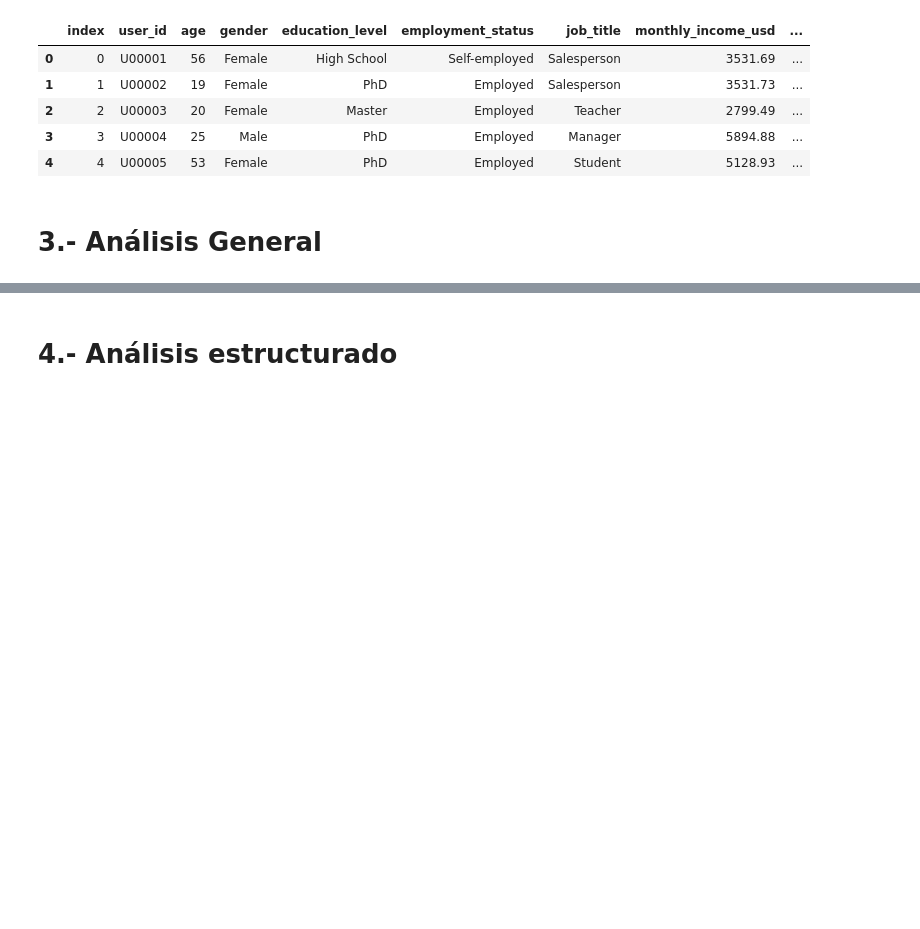
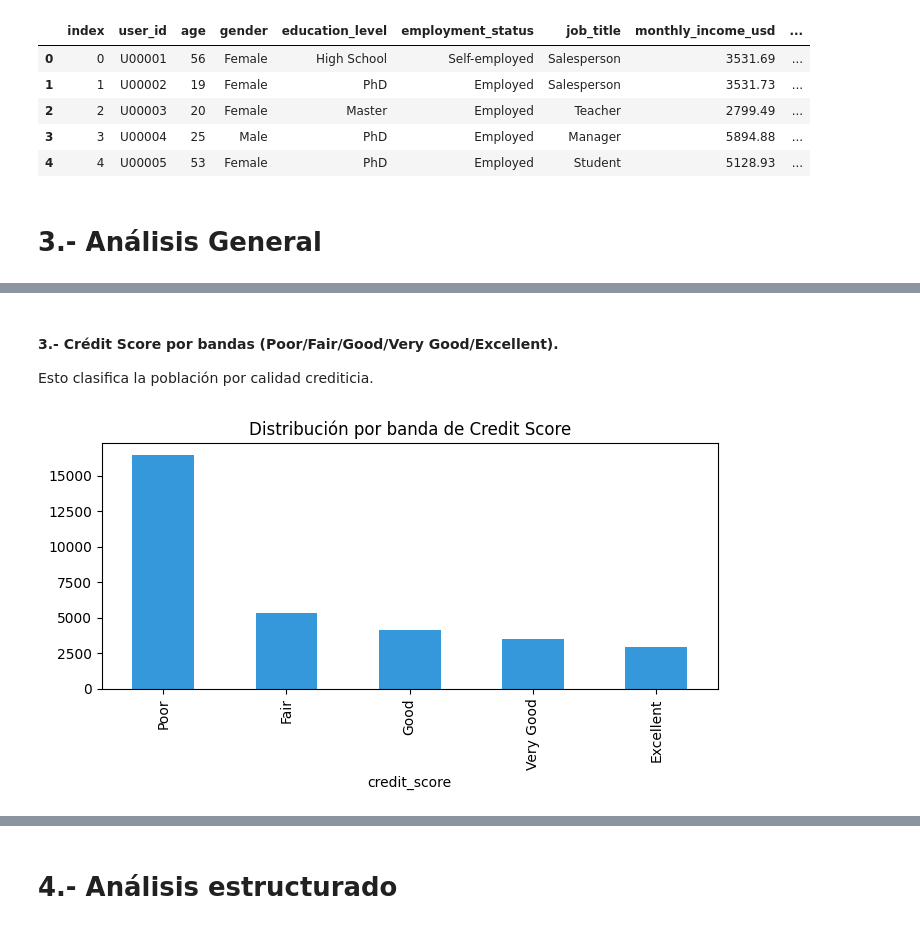
Before and after one commit to RogerFernando98/Big-4-Financial-Risk-Insights-2020-2025-, a Jupyter notebook: notebooks/3_eda.ipynb, the cells around one changed output, grey strips where cells are left out. Cells and saved outputs as stored; diff of their text form; code cells hidden in the pictures; blank space fills up the shorter version.

```diff
--- a/notebooks/3_eda.ipynb
+++ b/notebooks/3_eda.ipynb
@@ -97,0 +165,11 @@ df.head()
+# %% [markdown]
+#### 3.-	Crédit Score por bandas (Poor/Fair/Good/Very Good/Excellent).
+Esto clasifica la población por calidad crediticia.
+# %%
+bins  = [300,580,670,740,800,850]
+labels= ["Poor","Fair","Good","Very Good","Excellent"]
+score_band = pd.cut(df["credit_score"], bins=bins, labels=labels, include_lowest=True)
+score_band.value_counts().reindex(labels).plot(kind="bar", color=color_total, figsize=(7,4))
+plt.title("Distribución por banda de Credit Score"); plt.tight_layout(); plt.show()
+# %% [output]
+[figure, added]
```
Also changed, not shown: parts of 27 cells of this notebook.
